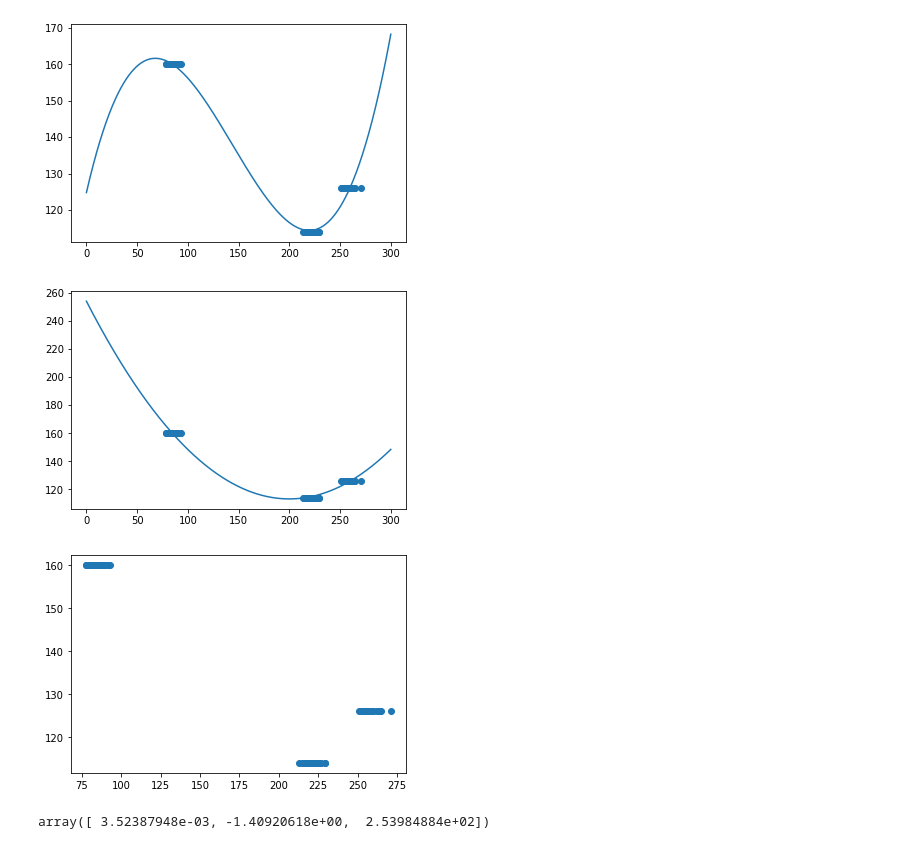
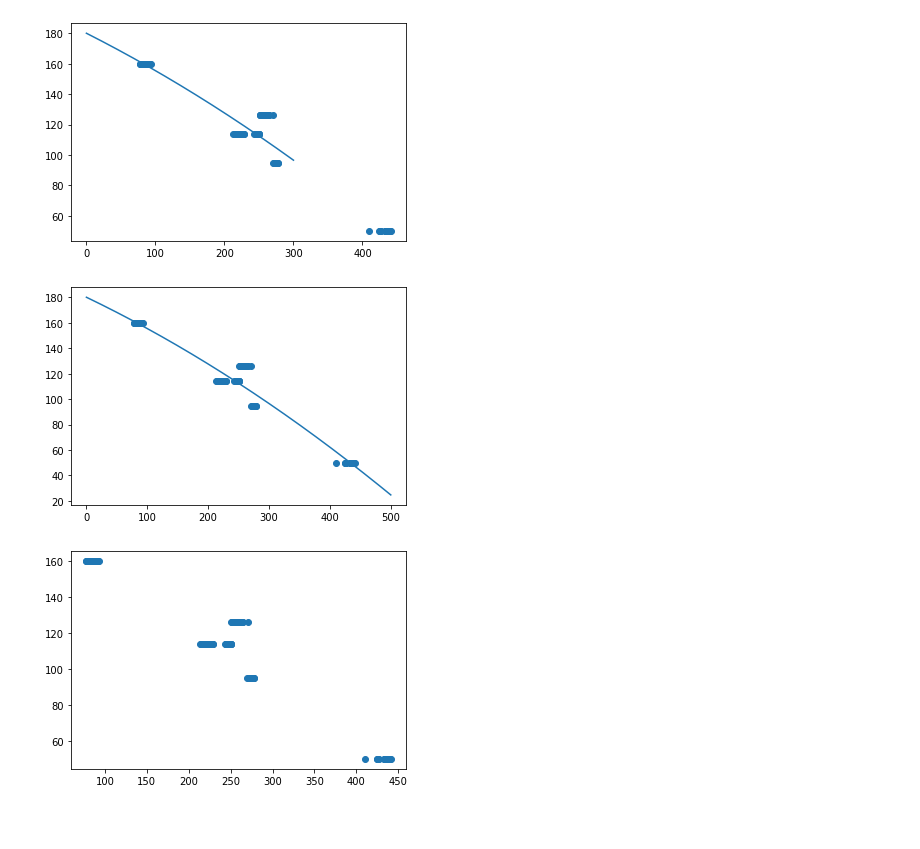
Before and after one commit to wendycahya/Data-Analysis-Documentation, a Jupyter notebook: polynomialRegression.ipynb, the cells around one changed output. Saved outputs shown, nothing was run; the diff lists cells and outputs as text; code cells hidden in the pictures; blank space fills up the shorter version.

```diff
--- a/polynomialRegression.ipynb
+++ b/polynomialRegression.ipynb
@@ -3,6 +3,6 @@
 import pandas as pd
 import numpy as np
 
-calibration_data = pd.read_csv("camera_calibration.csv")
+calibration_data = pd.read_csv("CekDataRegression.csv")
 calibration_data
 # %% [output]
@@ -41,10 +41,10 @@ calibration_y
 # %%
 import matplotlib.pyplot as plt
 
-x = calibration_data["y"].to_numpy()
-y = calibration_data["real nose"].to_numpy()
+x = calibration_data["pixel"].to_numpy()
+y = calibration_data["real"].to_numpy()
 
-mymodel = np.poly1d(np.polyfit(x, y, 3))
+mymodel = np.poly1d(np.polyfit(x, y, 2))
 
 myline = np.linspace(0, 300, num=20000)
 
@@ -52,24 +52,20 @@ plt.scatter(x, y)
 plt.plot(myline, mymodel(myline))
 plt.show()
 # %% [output]
-[figure, old version]
+[figure, new version]
 # %%
 mymodel = np.poly1d(np.polyfit(x, y, 2))
-myline = np.linspace(0, 300, num=20000)
+myline = np.linspace(0, 500, num=20000)
 
 plt.scatter(x, y)
 plt.plot(myline, mymodel(myline))
 plt.show()
 plt.scatter(x, y)
 plt.show()
 # %% [output]
-[figure, old version]
+[figure, new version]
-[figure, old version]
+[figure, new version]
 # %%
 A = mymodel[0]
 B = mymodel[1]
 C = mymodel[2]
-# %%
-mymodel
-# %% [output]
-array([ 3.52387948e-03, -1.40920618e+00,  2.53984884e+02])
```
Also changed, not shown: parts of 7 cells of this notebook, 2 other files.
